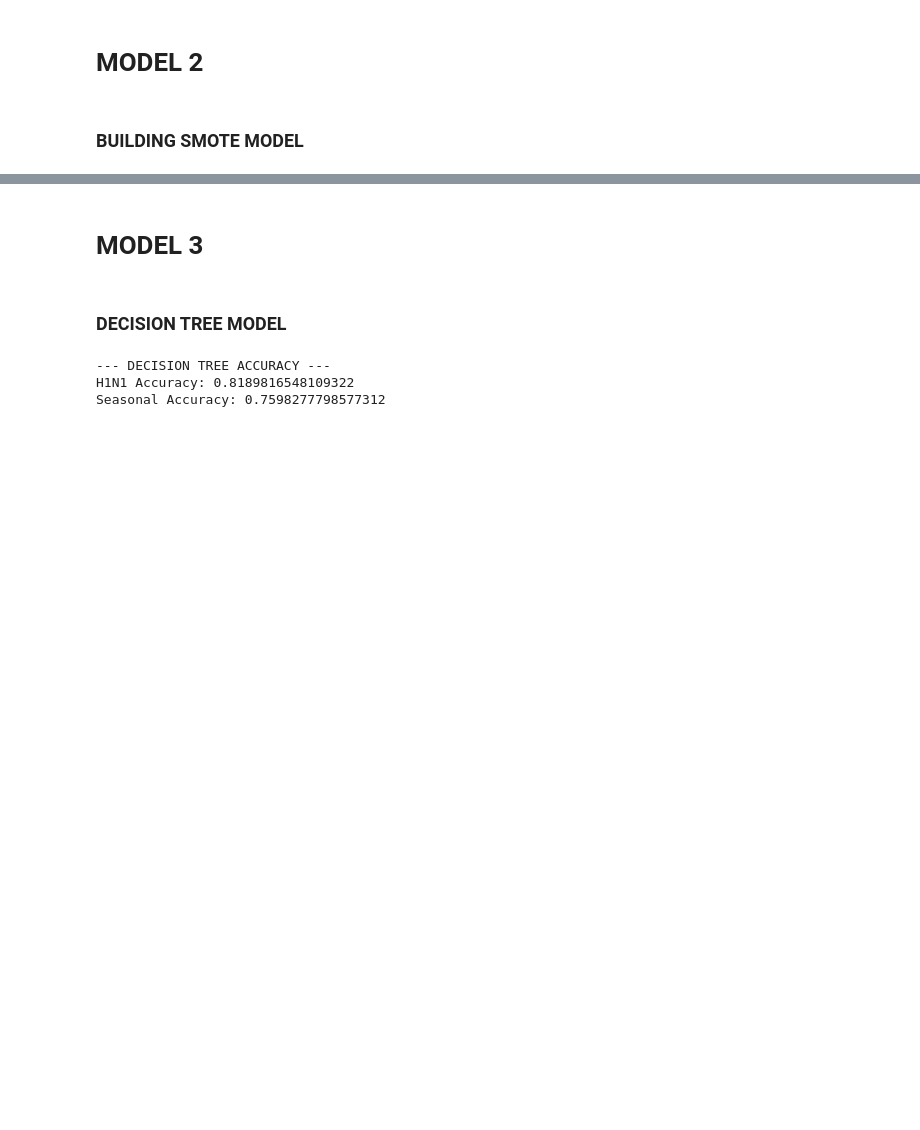
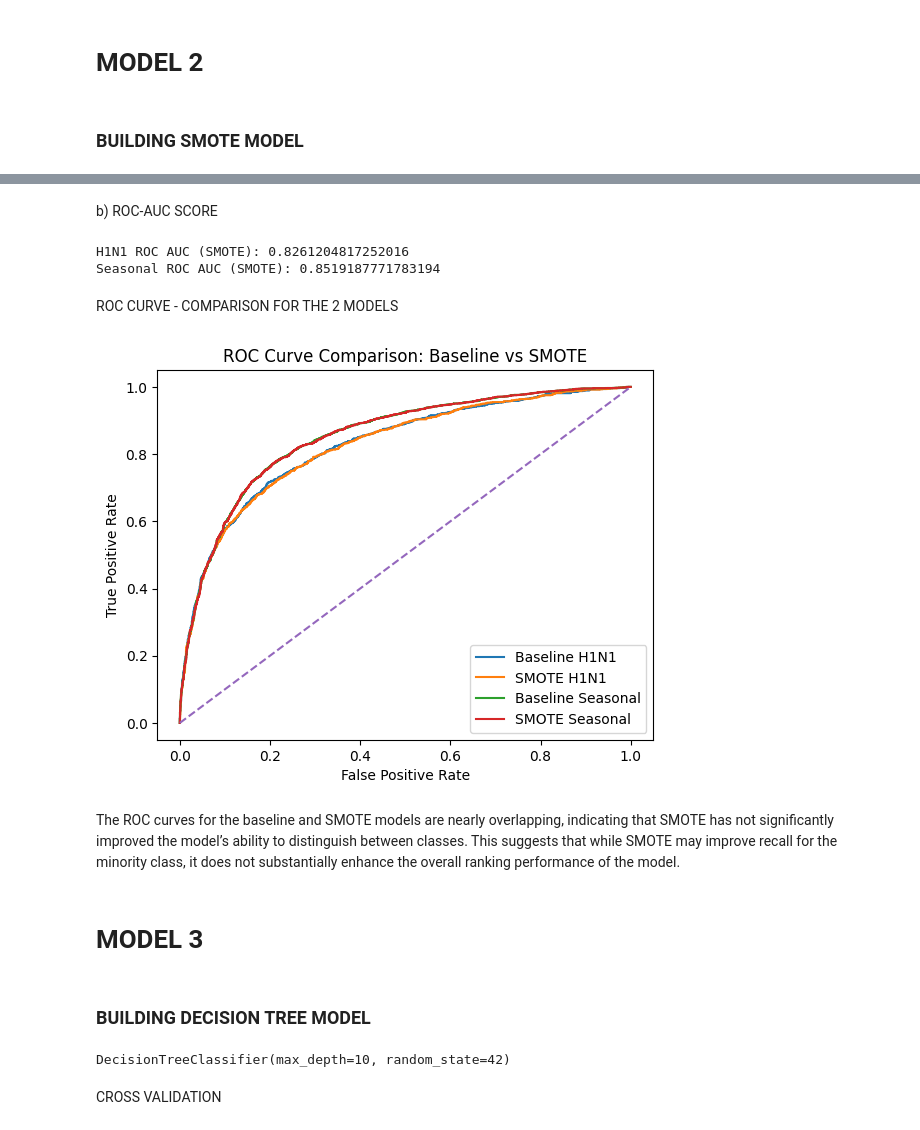
Before and after one commit to angelawachira-eng/H1N1_and_Seasonal_Flu_Vaccines---ML_Project, a Jupyter notebook: Vaccines_prediction_analysis.ipynb, the cells around one changed output, grey strips where cells are left out. Drawn from its saved outputs; the diff is of its cells as text; code cells hidden in the pictures; blank space fills up the shorter version.

```diff
--- a/Vaccines_prediction_analysis.ipynb
+++ b/Vaccines_prediction_analysis.ipynb
@@ -955,23 +1100,71 @@ Recall for Class one improved immensely in Class 1, the minority class, meaning
+# %% [markdown]
+b) ROC-AUC SCORE
+# %%
+h1n1_probs_smote = lr_h1n1.predict_proba(X_test_scaled)[:,1]
+seasonal_probs_smote = lr_seasonal.predict_proba(X_test_scaled)[:,1]
+
+print("\nH1N1 ROC AUC (SMOTE):", roc_auc_score(y_test['h1n1_vaccine'], h1n1_probs_smote))
+print("Seasonal ROC AUC (SMOTE):", roc_auc_score(y_test['seasonal_vaccine'], seasonal_probs_smote))
+# %% [output]
+H1N1 ROC AUC (SMOTE): 0.8261204817252016
+Seasonal ROC AUC (SMOTE): 0.8519187771783194
+# %% [markdown]
+ROC CURVE - COMPARISON FOR THE 2 MODELS
+# %%
+from sklearn.metrics import roc_curve
+import matplotlib.pyplot as plt
+
+# Baseline curves
+fpr_base_h1n1, tpr_base_h1n1, _ = roc_curve(y_test['h1n1_vaccine'], h1n1_probs)
+fpr_base_seasonal, tpr_base_seasonal, _ = roc_curve(y_test['seasonal_vaccine'], seasonal_probs)
+
+# SMOTE curves
+fpr_smote_h1n1, tpr_smote_h1n1, _ = roc_curve(y_test['h1n1_vaccine'], h1n1_probs_smote)
+fpr_smote_seasonal, tpr_smote_seasonal, _ = roc_curve(y_test['seasonal_vaccine'], seasonal_probs_smote)
+
+plt.figure()
+
+# H1N1 comparison
+plt.plot(fpr_base_h1n1, tpr_base_h1n1, label="Baseline H1N1")
+plt.plot(fpr_smote_h1n1, tpr_smote_h1n1, label="SMOTE H1N1")
+
+# Seasonal comparison
+plt.plot(fpr_base_seasonal, tpr_base_seasonal, label="Baseline Seasonal")
+plt.plot(fpr_smote_seasonal, tpr_smote_seasonal, label="SMOTE Seasonal")
+
+plt.plot([0,1],[0,1],'--')
+
+plt.xlabel("False Positive Rate")
+plt.ylabel("True Positive Rate")
+plt.title("ROC Curve Comparison: Baseline vs SMOTE")
+plt.legend()
+
+plt.show()
+# %% [output]
+[figure, added]
+# %% [markdown]
+The ROC curves for the baseline and SMOTE models are nearly overlapping, indicating that SMOTE has not significantly improved the model’s ability to distinguish between classes. This suggests that while SMOTE may improve recall for the minority class, it does not substantially enhance the overall ranking performance of the model.
 # %% [markdown]
 # MODEL 3
 # %% [markdown]
-### DECISION TREE MODEL
+### BUILDING DECISION TREE MODEL
 # %%
 
+dt = MultiOutputClassifier(
+    DecisionTreeClassifier(max_depth=10, random_state=42)
+)
 
-# 1.H1N1 Decision Tree - after dealing with class imbalance
+# 1.H1N1
 decision_tree_h1n1 = DecisionTreeClassifier(max_depth=10, random_state=42)
 decision_tree_h1n1.fit(X_train_h1n1_smoted, y_train_h1n1_smoted)
 
-# 2. Seasonal Decision Tree - Using data as it is, it is balanced
-dt_seasonal = DecisionTreeClassifier(max_depth=10, random_state=42)
-dt_seasonal.fit(X_train_scaled, y_train['seasonal_vaccine'])
+# 2. Seasonal
+decision_tree_seasonal = DecisionTreeClassifier(max_depth=10, random_state=42)
+decision_tree_seasonal.fit(X_train_scaled, y_train['seasonal_vaccine'])
 
-# 3. Print the new Accuracies!
-print("--- DECISION TREE ACCURACY ---")
-print("H1N1 Accuracy:", dt_h1n1.score(X_test_scaled, y_test_h1n1))
-print("Seasonal Accuracy:", dt_seasonal.score(X_test_scaled, y_test['seasonal_vaccine']))
+# 3. Prediction
+#y_pred_decision_tree = decision_tree.predict(Final_X_test)
 # %% [output]
---- DECISION TREE ACCURACY ---
-H1N1 Accuracy: 0.8189816548109322
-Seasonal Accuracy: 0.7598277798577312
+DecisionTreeClassifier(max_depth=10, random_state=42)
+# %% [markdown]
+CROSS VALIDATION
```
Also changed, not shown: parts of 66 cells of this notebook.
